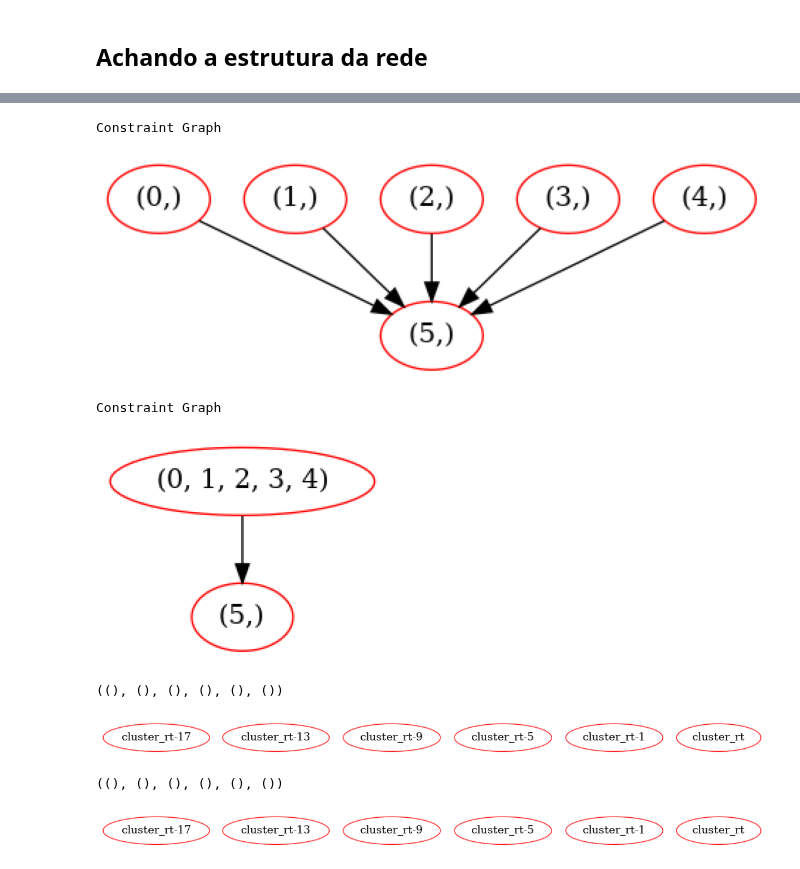
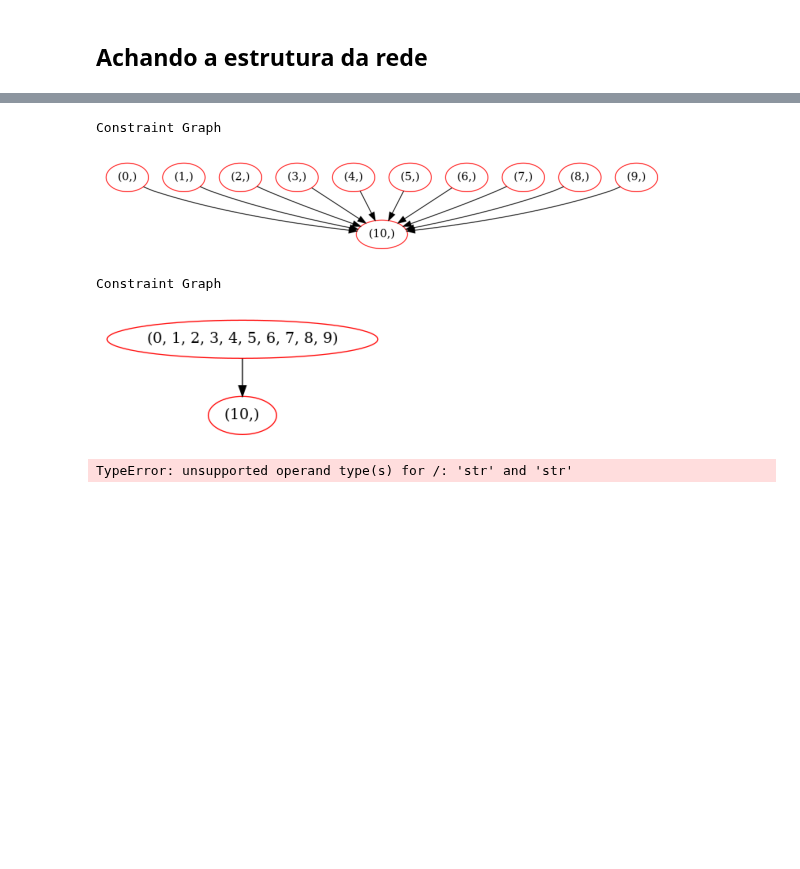
Before and after one commit to cafe-com-analytics/stock_market_index_daily_direction, a Jupyter notebook: notebooks/01_reproducing_paper_using_pomegranate.ipynb, the cells around one changed output, grey strips where cells are left out. Drawn from its saved outputs; the diff is of its cells as text; code cells hidden in the pictures; blank space fills up the shorter version.

```diff
--- a/notebooks/01_reproducing_paper_using_pomegranate.ipynb
+++ b/notebooks/01_reproducing_paper_using_pomegranate.ipynb
@@ -64,3 +65,15 @@ Nesta seção, tomaremos as seguintes ações:
 1. Separação do conjunto de dados de treinamento (22/02/1985 até 30/11/2008) e de validação do modelo (01/12/2008 até 30/12/2008).
 1. Criação do atributo **"p/e"**: $ p/e = 100*(ln({r_{t}}) - ln({r_{t-1}})) $.
 1. Criação da resposta **cluster** usando apenas a simples separação. Lembrando que no artigo, os autores compararam duas abordagens diferentes para discretizar a resposta ((a) simples separação e (b) Ward).
+# %%
+df_teste = df_nikkey.copy()
+df_teste.tail()
+len(df_nikkey[:"2008-11-30"])
+
+for i in np.arange(len(df_nikkey["2008-12-01":])):
+    print(i)
+    X_train = df_nikkey.iloc[:5956+i]
+    X_test = df_nikkey[5956+i:5957+i]
+
+    print(len(X_train), X_train.index[-1])
+    print(len(X_test), X_test.index[-1])
@@ -158,7 +185,7 @@ X_train = df_nikkey.loc[:"2008-11-30", ["Close"]]
 
 X_train["rt"] = (np.log(X_train["Close"]) - np.log(X_train["Close"].shift(periods=1)))*100
 X_train = create_shifted_rt(X_train, [1, 5, 37])
-X_train = uniform_clustering(X_train, ["rt", "rt-1", "rt-5", "rt-37"])
+X_train = binary_clustering(X_train, ["rt", "rt-1", "rt-5", "rt-37"])
 
 X_train = X_train["1985-02-22":]
 
@@ -185,7 +212,7 @@ Agora, vamos avaliar as métricas indicadas no artigo:
 # %% [markdown]
 ## Achando a estrutura da rede
 # %%
-sequencia = np.arange(1, 20, 4)
+sequencia = np.arange(1, 20, 2)
 # sequencia = [1,5,37]
 sequencia_rt = list(["rt-"+str(_) for _ in sequencia][::-1])
 sequencia_rt.append('rt')
@@ -198,11 +225,11 @@ Sequência: ['rt-17', 'rt-13', 'rt-9', 'rt-5', 'rt-1', 'rt']
 # %%
 X_train_network = X_train[["rt"]].copy()
 X_train_network = create_shifted_rt(X_train_network, sequencia)
-X_train_network = uniform_clustering(X_train_network, sequencia_rt)
+X_train_network = binary_clustering(X_train_network, sequencia_rt)
 
 X_train_network.dropna(how="any", axis=0, inplace=True)
 # X_train_network = X_train_network.sample(100, random_state=0).copy()
-X_train_network = X_train_network.iloc[-20:,]
+X_train_network = X_train_network.iloc[-1000:,]
 
 lst_cluster = [column for column in X_train_network.columns if 'cluster_' in column]
 
@@ -223,26 +250,24 @@ Tamanho: (20, 12)
 # %%
 a = networkx.DiGraph()
 b = lst_cluster.copy()
 b.remove('cluster_rt')
 # d = tuple([3])
 # e = tuple([4])
 
 for i, item in enumerate(b):
     a.add_edge(tuple([i]), tuple([X_train_network.columns.get_loc('cluster_rt')]))
 
 print("Constraint Graph")
-plt.figure(figsize=(20, 20))
+plt.figure(figsize=(10, 8))
 plot_networkx(a)
 plt.show()
 # %% [output]
 Constraint Graph
-[figure, old version]
+[figure, new version]
 # %%
 a = networkx.DiGraph()
 b = lst_cluster.copy()
 b.remove('cluster_rt')
-# d = tuple([3])
-# e = tuple([4])
 
 a.add_edge(tuple(np.arange(len(X_train_network.columns[:-1]))), tuple([X_train_network.columns.get_loc('cluster_rt')]))
 
@@ -252,20 +277,15 @@ plot_networkx(a)
 plt.show()
 # %% [output]
 Constraint Graph
-[figure, old version]
+[figure, new version]
 # %%
-model = BayesianNetwork.from_samples(X_train_network[lst_cluster], algorithm='exact', state_names=lst_cluster, constraint_graph=a)
-print(model.structure)
-plt.figure(figsize=(20, 5))
-model.plot()
+for algorith in ["exact", "greedy"]:
+    model = BayesianNetwork.from_samples(
+        X_train_network[lst_cluster], algorithm=algorith, state_names=lst_cluster, constraint_graph=a
+        , reduce_dataset=False, n_jobs=-1, include_edges=
+        )
+    print(model.structure)
+    plt.figure(figsize=(20, 5))
+    model.plot()
 # %% [output]
-((), (), (), (), (), ())
+TypeError: unsupported operand type(s) for /: 'str' and 'str'
-[figure, removed]
-# %%
-model = BayesianNetwork.from_samples(X_train_network[lst_cluster], algorithm='greedy', state_names=lst_cluster, constraint_graph=a)
-print(model.structure)
-plt.figure(figsize=(20, 5))
-model.plot()
-# %% [output]
-((), (), (), (), (), ())
-[figure, removed]
```
Also changed, not shown: parts of 8 cells of this notebook, 1 other file.
